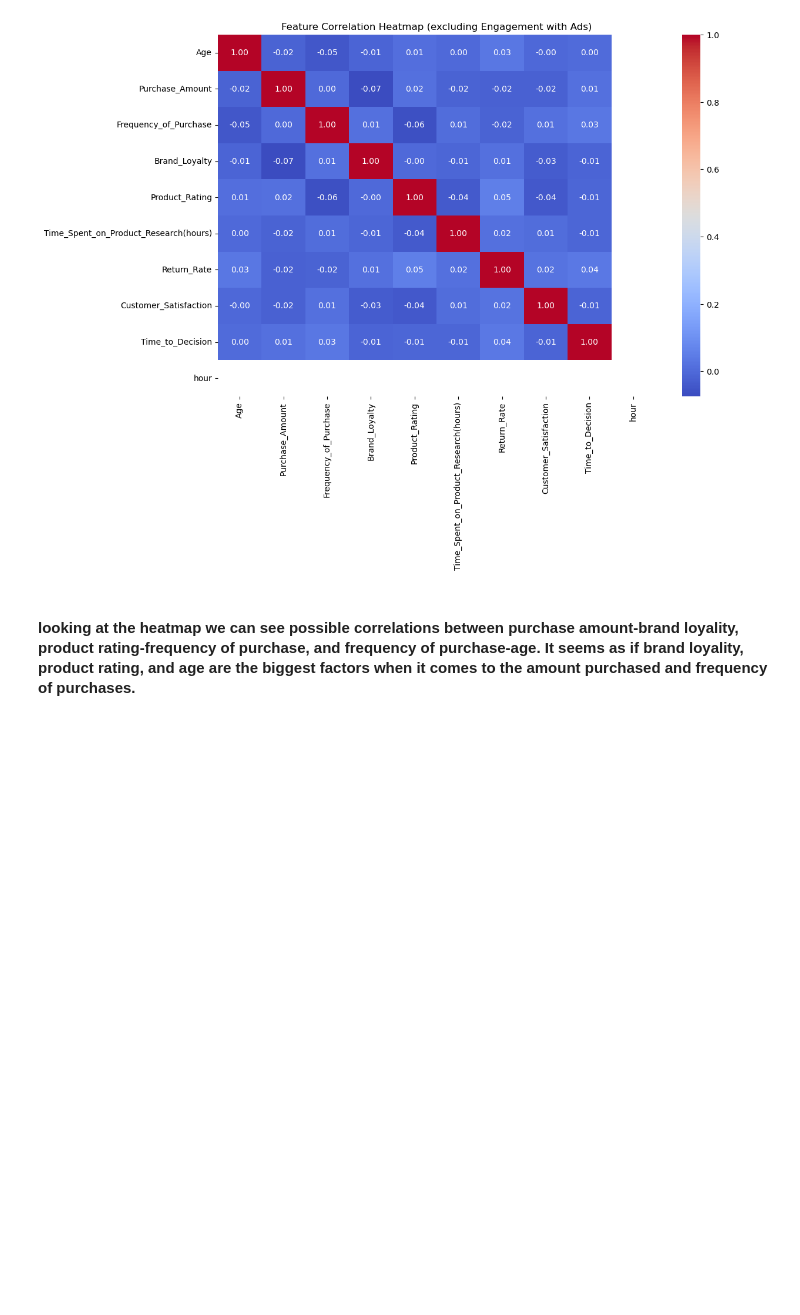
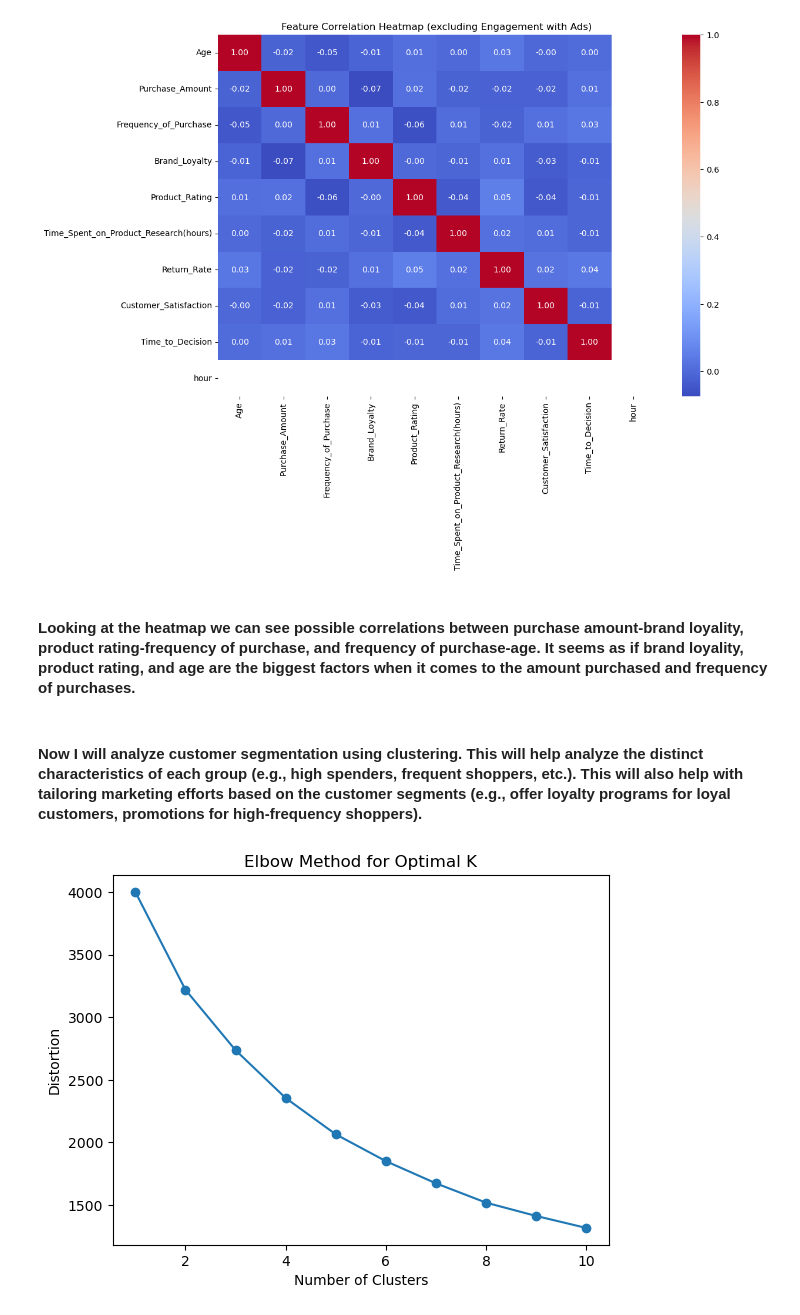
Before and after one commit to ryanrogala22/ecommerceanalysis, a Jupyter notebook: EcommeraceAnalysis.ipynb, the cells around one changed output. Saved outputs shown, nothing was run; the diff lists cells and outputs as text; code cells hidden in the pictures; blank space fills up the shorter version.

```diff
--- a/EcommeraceAnalysis.ipynb
+++ b/EcommeraceAnalysis.ipynb
@@ -144,4 +145,28 @@ plt.show()
 # %% [output]
 [figure]
 # %% [markdown]
-#### looking at the heatmap we can see possible correlations between purchase amount-brand loyality, product rating-frequency of purchase, and frequency of purchase-age. It seems as if brand loyality, product rating, and age are the biggest factors when it comes to the amount purchased and frequency of purchases.
+#### Looking at the heatmap we can see possible correlations between purchase amount-brand loyality, product rating-frequency of purchase, and frequency of purchase-age. It seems as if brand loyality, product rating, and age are the biggest factors when it comes to the amount purchased and frequency of purchases.
+# %% [markdown]
+#### Now I will analyze customer segmentation using clustering. This will help analyze the distinct characteristics of each group (e.g., high spenders, frequent shoppers, etc.). This will also help with tailoring marketing efforts based on the customer segments (e.g., offer loyalty programs for loyal customers, promotions for high-frequency shoppers).
+# %%
+features = maindf[['Purchase_Amount', 'Frequency_of_Purchase', 'Brand_Loyalty', 'Product_Rating']]
+
+features = features.dropna()
+
+scaler = StandardScaler()
+features_scaled = scaler.fit_transform(features)
+# %%
+distortions = []
+for k in range(1, 11):
+    kmeans = KMeans(n_clusters=k, random_state=42)
+    kmeans.fit(features_scaled)
+    distortions.append(kmeans.inertia_)
+
+plt.plot(range(1, 11), distortions, marker='o')
+plt.title('Elbow Method for Optimal K')
+plt.xlabel('Number of Clusters')
+plt.ylabel('Distortion')
+plt.show()
+warnings.simplefilter(action='ignore', category=FutureWarning)
+# %% [output]
+[figure, added]
```
Also changed, not shown: parts of 6 cells of this notebook.
